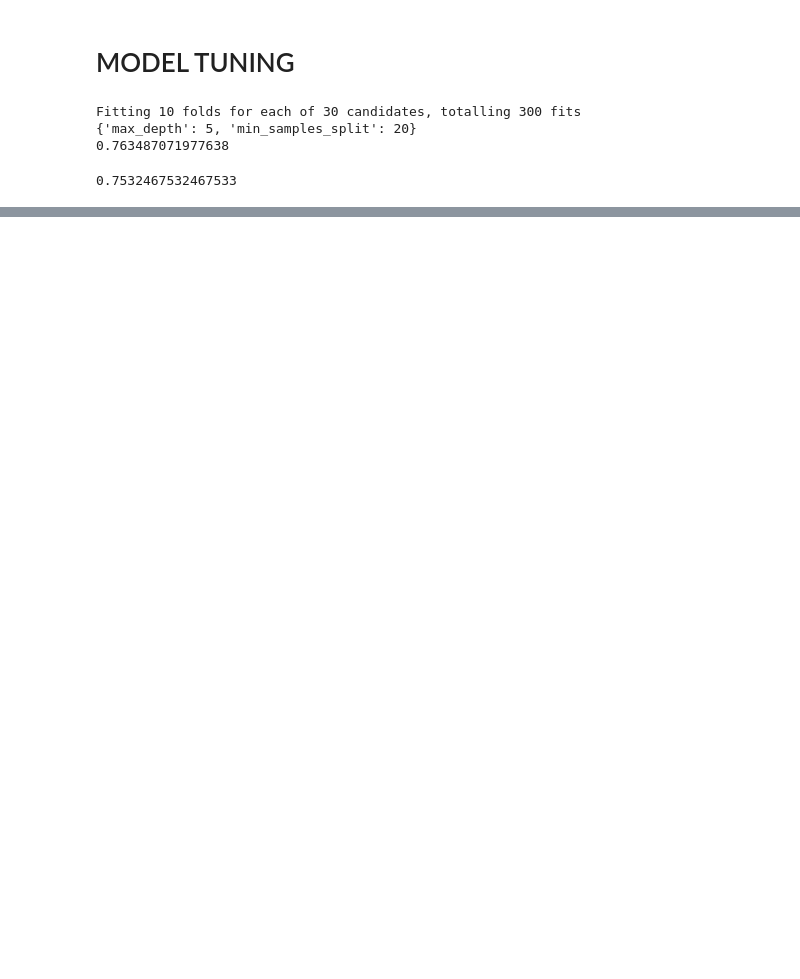
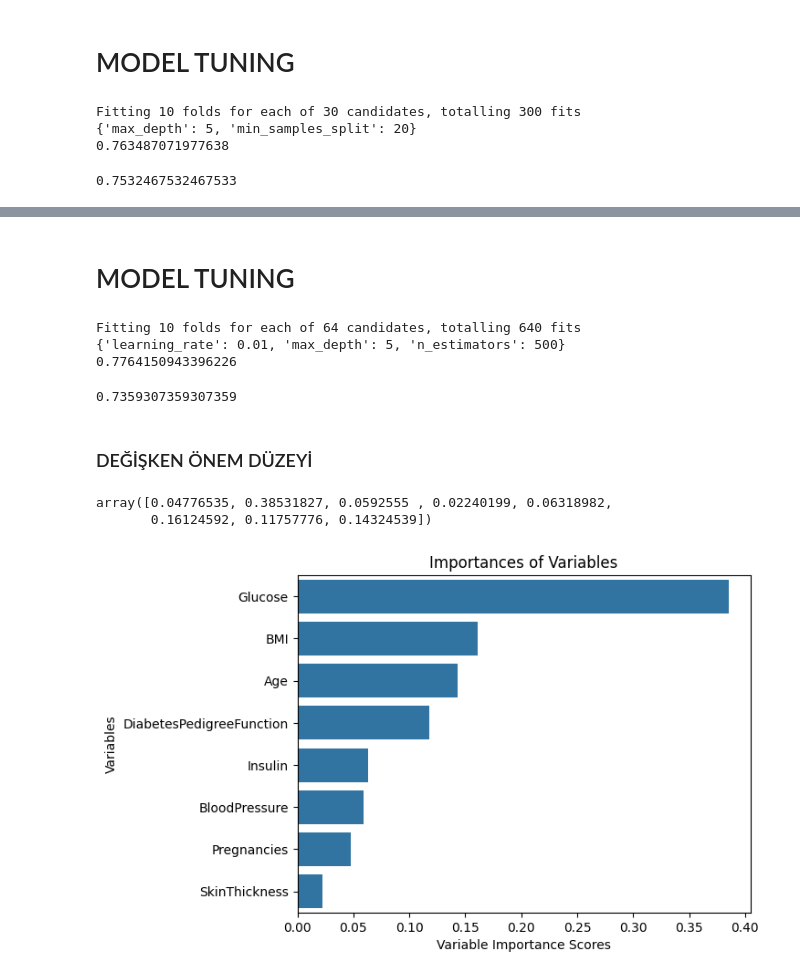
Before and after one commit to giraydorukyurt7/Data_Science-And-Artificial_Intelligence-Journeys, a Jupyter notebook: Machine_Learning/classification/classification.ipynb, the cells around one changed output, grey strips where cells are left out. Cells and saved outputs as stored; diff of their text form; code cells hidden in the pictures; blank space fills up the shorter version.

```diff
--- a/Machine_Learning/classification/classification.ipynb
+++ b/Machine_Learning/classification/classification.ipynb
@@ -571,0 +671,7 @@ accuracy_score(Y_test,y_pred)
+# %%
+Y = df["Outcome"]
+X = df.drop(["Outcome"], axis=1)
+X_train, X_test, Y_train, Y_test = train_test_split(X,
+                                                    Y,
+                                                    test_size=0.30,
+                                                    random_state=42)
@@ -571,0 +729,47 @@ accuracy_score(Y_test,y_pred)
+# %% [markdown]
+# MODEL TUNING
+# %%
+gbm = GradientBoostingClassifier()
+gbm_params = {"learning_rate"    : [0.1,0.01,0.001,0.05],
+              "n_estimators"     : [100,300,500,1000],
+              "max_depth"        : [2,3,5,8]}
+
+gbm_cv_model = GridSearchCV(gbm, gbm_params, cv=10, n_jobs=-1, verbose=2).fit(X_train,Y_train)
+
+print(gbm_cv_model.best_params_)
+print(gbm_cv_model.best_score_)
+# %% [output]
+Fitting 10 folds for each of 64 candidates, totalling 640 fits
+{'learning_rate': 0.01, 'max_depth': 5, 'n_estimators': 500}
+0.7764150943396226
+# %%
+#final
+gbm_tuned = GradientBoostingClassifier(learning_rate = 0.01,
+                                       max_depth=5,
+                                       n_estimators=500).fit(X_train,Y_train)
+
+y_pred = gbm_tuned.predict(X_test)
+accuracy_score(Y_test,y_pred)
+# %% [output]
+0.7359307359307359
+# %% [markdown]
+### DEĞİŞKEN ÖNEM DÜZEYİ
+# %%
+gbm_tuned.feature_importances_
+# %% [output]
+array([0.04776535, 0.38531827, 0.0592555 , 0.02240199, 0.06318982,
+       0.16124592, 0.11757776, 0.14324539])
+# %%
+feature_imp = pd.Series(gbm_tuned.feature_importances_,
+                          index=X_train.columns).sort_values(ascending=False)
+
+
+
+sns.barplot(x=feature_imp, y=feature_imp.index)
+
+plt.xlabel("Variable Importance Scores")
+plt.ylabel("Variables")
+plt.title("Importances of Variables")
+plt.show()
+# %% [output]
+[figure, added]
```
Also changed, not shown: parts of 67 cells of this notebook, 19 other files.
